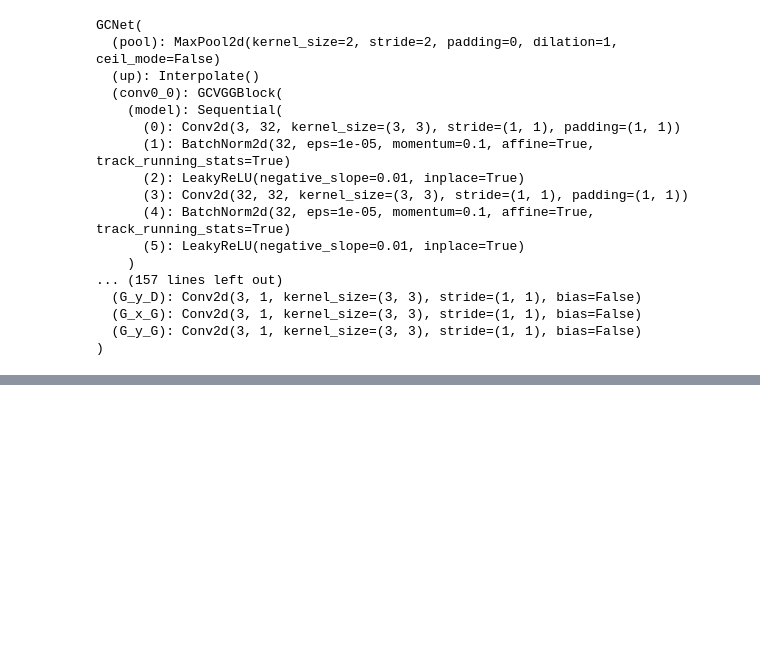
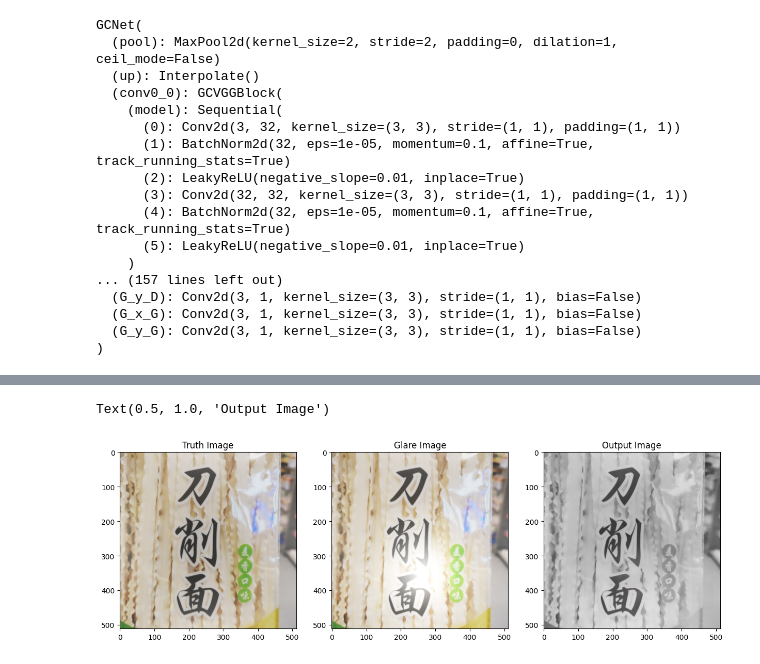
Before and after one commit to GxTeo/Image-Glare-Removal, a Jupyter notebook: notebook/GCNet.ipynb, the cells around one changed output, grey strips where cells are left out. Drawn from its saved outputs; the diff is of its cells as text; code cells hidden in the pictures; blank space fills up the shorter version.

```diff
--- a/notebook/GCNet.ipynb
+++ b/notebook/GCNet.ipynb
@@ -204,0 +259,29 @@ L1 Validation Loss: 0.0943
+# %%
+image_path = "../SD1/val/001.png"
+image = Image.open(image_path)
+
+width, height = image.size
+truth_image = image.crop((0, 0, width // 3, height))
+glare_image = image.crop((width // 3, 0, (width//3)*2, height))
+
+truth_image_tensor = transform(truth_image)
+glare_image_tensor = transform(glare_image)
+
+truth_image_tensor = truth_image_tensor.expand(3, -1, -1)
+glare_image_tensor = glare_image_tensor.expand(3, -1, -1)
+
+truth_image_tensor = truth_image_tensor.unsqueeze(0).to(device)
+glare_image_tensor = glare_image_tensor.unsqueeze(0).to(device)
+# %%
+with torch.no_grad():
+    output = model(glare_image_tensor)
+
+    # compute L1 loss
+    loss = torch.nn.L1Loss()
+    l1_loss = loss(output, truth_image_tensor)
+    print(f"L1 Loss: {l1_loss.item()}")
+
+# convert the output tensort to numpy
+output = output.squeeze(0).cpu().numpy()
+output = output.transpose(1, 2, 0)
+output_image = transforms.ToPILImage()(output)
@@ -204,0 +290,13 @@ L1 Validation Loss: 0.0943
+# %%
+fig, ax = plt.subplots(1, 3, figsize=(15, 5))
+ax[0].imshow(truth_image, cmap="gray")
+ax[0].set_title("Truth Image")
+
+ax[1].imshow(glare_image, cmap="gray")
+ax[1].set_title("Glare Image")
+
+ax[2].imshow(output_image, cmap="gray")
+ax[2].set_title("Output Image")
+# %% [output]
+Text(0.5, 1.0, 'Output Image')
+[figure, added]
```
Also changed, not shown: parts of 7 cells of this notebook.
